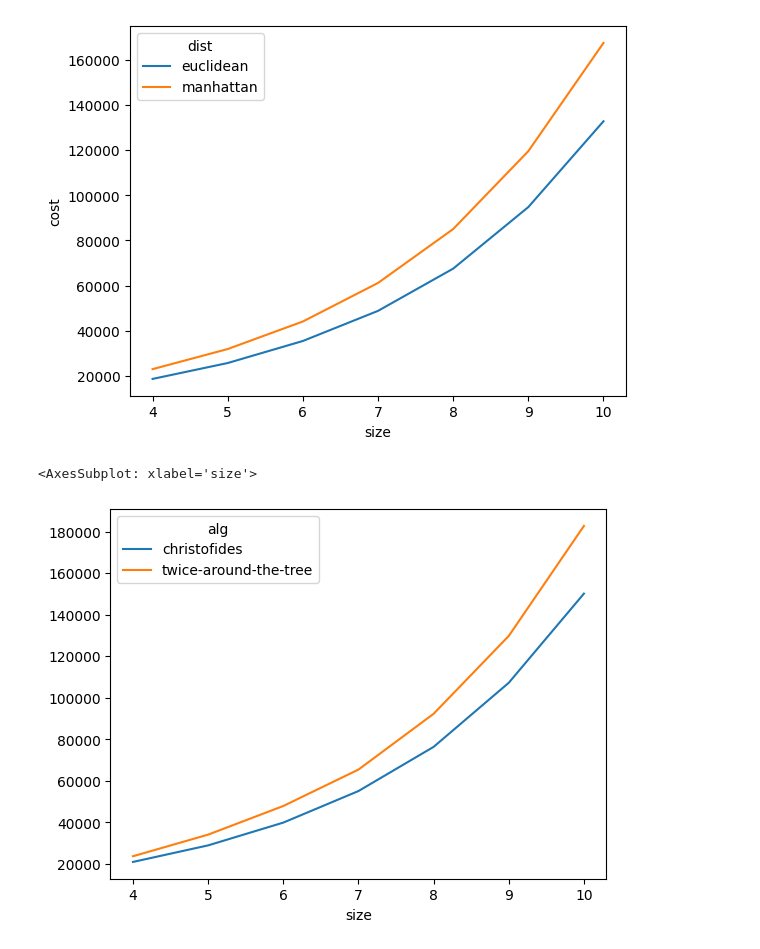
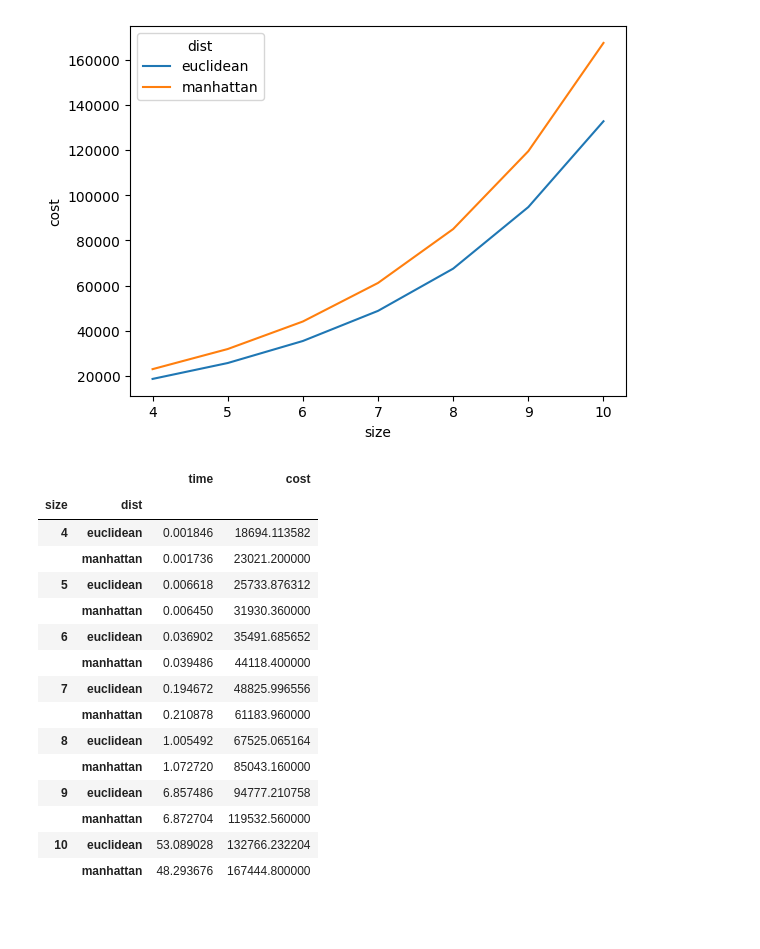
Before and after one commit to LuisFelipeRamos/TP2_Algoritmos2, a Jupyter notebook: testes.ipynb, the cells around one changed output. Drawn from its saved outputs; the diff is of its cells as text; code cells hidden in the pictures; blank space fills up the shorter version.

```diff
--- a/testes.ipynb
+++ b/testes.ipynb
@@ -37,7 +37,24 @@ Text(0, 0.5, 'cost')
 [figure]
 # %%
 algs = pd.read_csv("data/algs.csv")
-algs.groupby(["size", "alg"]).mean()["cost"].unstack().plot()
+#algs.groupby(["size", "alg"]).mean()["cost"].unstack().plot()
+algs = algs[algs["alg"] == "christofides"]
+algs = algs.groupby(["size", "dist"]).mean()[["time", "cost"]]
+algs
 # %% [output]
-<AxesSubplot: xlabel='size'>
-[figure, removed]
+|  |  | time | cost |
+| size | dist |  |  |
+| 4 | euclidean | 0.001846 | 18694.113582 |
+|  | manhattan | 0.001736 | 23021.200000 |
+| 5 | euclidean | 0.006618 | 25733.876312 |
+|  | manhattan | 0.006450 | 31930.360000 |
+| 6 | euclidean | 0.036902 | 35491.685652 |
+|  | manhattan | 0.039486 | 44118.400000 |
+| 7 | euclidean | 0.194672 | 48825.996556 |
+|  | manhattan | 0.210878 | 61183.960000 |
+| 8 | euclidean | 1.005492 | 67525.065164 |
+|  | manhattan | 1.072720 | 85043.160000 |
+| 9 | euclidean | 6.857486 | 94777.210758 |
+|  | manhattan | 6.872704 | 119532.560000 |
+| 10 | euclidean | 53.089028 | 132766.232204 |
+|  | manhattan | 48.293676 | 167444.800000 |
```
Also changed, not shown: 11 other files.
